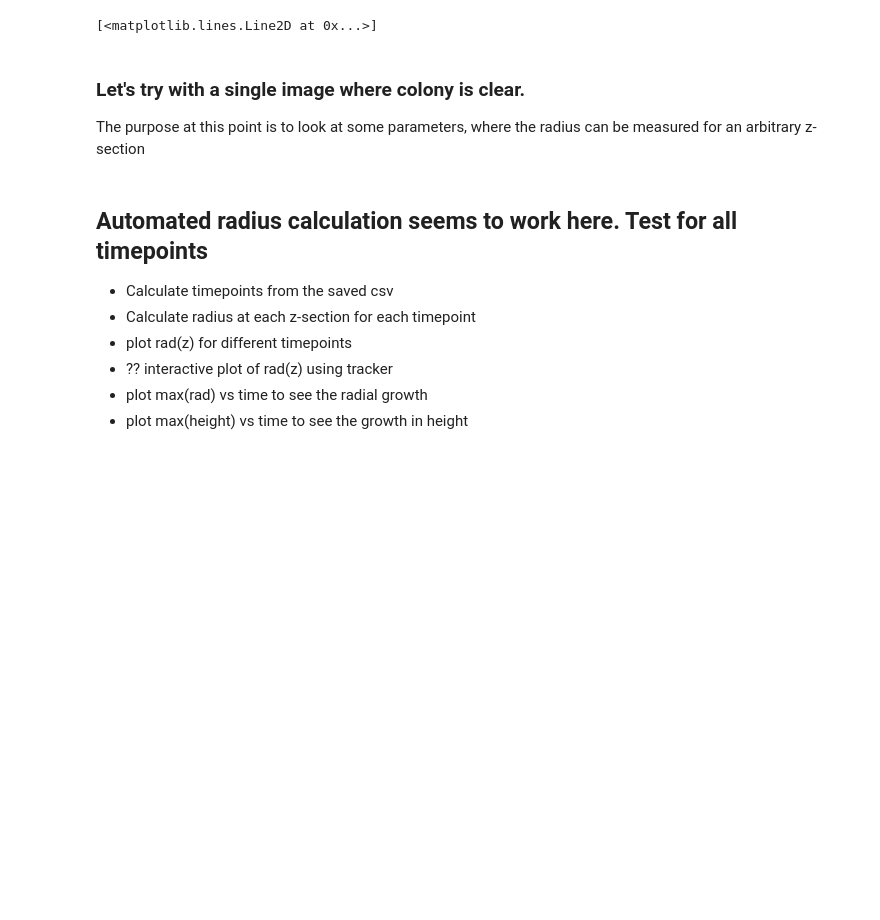
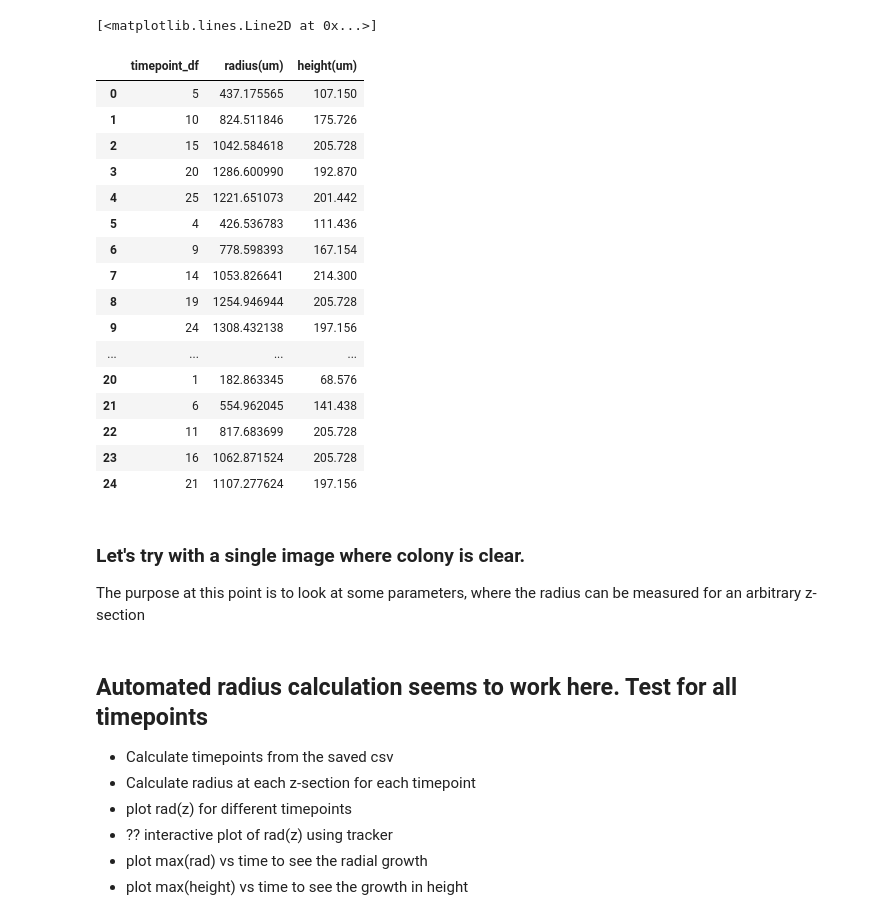
Before and after one commit to tolgacaglar/colony-image-analysis, a Jupyter notebook: src/Automated radius and height for upside-down colony.ipynb, the cells around one changed output. Drawn from its saved outputs; the diff is of its cells as text; code cells hidden in the pictures; blank space fills up the shorter version.

```diff
--- a/src/Automated radius and height for upside-down colony.ipynb
+++ b/src/Automated radius and height for upside-down colony.ipynb
@@ -89,5 +49,5 @@ NameError: name 'video_folder' is not defined
 # %%
-exp_name = "EQ59_Glu_04242021"
+exp_name = "EQ59_Gly_04242021"
 exp_folder = os.path.join("D:\\", "Tolga", f"{exp_name}")
 inner = True
 tstr = "t0"
@@ -102,11 +62,14 @@ timepoint_df = pd.read_csv(timepoint_csv_path)
 df = plate_df.merge(timepoint_df, on="plate_id", how="inner")
 
 tar = [] # Timepoint in hours
+tpid_rh_lst = []
 height = [] # Max height: surface to top at the center
 radius = [] # Max radius: center to edge at the surface
 
 rarz = [] # for each acquisition, collect radius at each z-section
 zarz = [] # each acquisition has its own z-sections. save all z values
+
+cross_section_df = pd.DataFrame()
 # Run through each acquisition
 for (index,row) in df.iterrows():
 #     if index == 1:
@@ -147,10 +110,11 @@ for (index,row) in df.iterrows():
     zvoxel = -metadata["dimensions"]["Z"]["Voxel"]
     zar_um = []
     rar_um = []
+    tp_id_lst = []
 
     # First, collect image sequence
     # Find the number of digits
-    znum_digit = len(str(zsz))
+    znum_digit = len(str(zsz-1))
     # zstr for file path
     zstr_holder = f"z%0{znum_digit}d"
 
@@ -168,13 +132,14 @@ for (index,row) in df.iterrows():
 
     print("Calculating radius for each z-section: ")
     for zix in range(zsz):
-        print(f"{zix}/{zsz}", end="\r", flush=True)
+#         print(f"{zix}/{zsz}", end="\r", flush=True)
         roi_image = img_seq[:, :, zix]
         blurred_image = cv2.GaussianBlur(roi_image, (15,15), 0).astype(np.uint8)
     #     blurred_image = roi_image
         _, thresh_image = cv2.threshold(blurred_image, 80, 255, cv2.THRESH_BINARY)
 
         zar_um.append(zix*zvoxel)
+        tp_id_lst.append(tp_id)
 
 #         # Parse the positive points into
 #         (yix,xix) = np.where(thresh_image>0)
@@ -195,16 +160,20 @@ for (index,row) in df.iterrows():
     r = np.array(rar_um)
     z = np.array(zar_um)
     idx, = np.where(r > 0)
-    surf = z[idx[0]]
+    surf = z[np.argmax(r)]
     top = z[idx[-1]]
     h = top-surf
 
     # Calculate max radius
 
+    tpid_rh_lst.append(tp_id)
     radius.append(max(r))
     height.append(h)
     rarz.append(rar_um)
     zarz.append(zar_um)
+
+    data = {"timepoint_id": tp_id_lst, "z(um)": z, "z-surf(um)": z-surf, "r(um)": r}
+    cross_section_df = cross_section_df.append(pd.DataFrame(data), ignore_index=True)
 # %% [output]
 plate_id: 1 - tp_id: 5
 width: 3072 - height: 3072
@@ -262,8 +233,30 @@ df["radius(um)"] = radius
 df["height(um)"] = height
 full_data_csv_path = os.path.join(exp_folder, f"{exp_name}_data.csv")
 df.to_csv(full_data_csv_path, index=False)
+# %%
+radius_height_data = {"timepoint_df": tpid_rh_lst, "radius(um)": radius, "height(um)": height}
+radius_height_df = pd.DataFrame(radius_height_data)
+radius_height_df.to_csv(os.path.join(exp_folder, f"{exp_name}_RadiusHeight.csv"), index=False)
 # %%
-full_data_csv_path
+radius_height_df
+# %% [output]
+|  | timepoint_df | radius(um) | height(um) |
+| 0 | 5 | 437.175565 | 107.150 |
+| 1 | 10 | 824.511846 | 175.726 |
+| 2 | 15 | 1042.584618 | 205.728 |
+| 3 | 20 | 1286.600990 | 192.870 |
+| 4 | 25 | 1221.651073 | 201.442 |
+| 5 | 4 | 426.536783 | 111.436 |
+| 6 | 9 | 778.598393 | 167.154 |
+| 7 | 14 | 1053.826641 | 214.300 |
+| 8 | 19 | 1254.946944 | 205.728 |
+| 9 | 24 | 1308.432138 | 197.156 |
+| ... | ... | ... | ... |
+| 20 | 1 | 182.863345 | 68.576 |
+| 21 | 6 | 554.962045 | 141.438 |
+| 22 | 11 | 817.683699 | 205.728 |
+| 23 | 16 | 1062.871524 | 205.728 |
+| 24 | 21 | 1107.277624 | 197.156 |
 # %% [markdown]
 ### Let's try with a single image where colony is clear.
 The purpose at this point is to look at some parameters, where the radius can be measured for an arbitrary z-section
```
Also changed, not shown: parts of 6 cells of this notebook, 3 other files.
